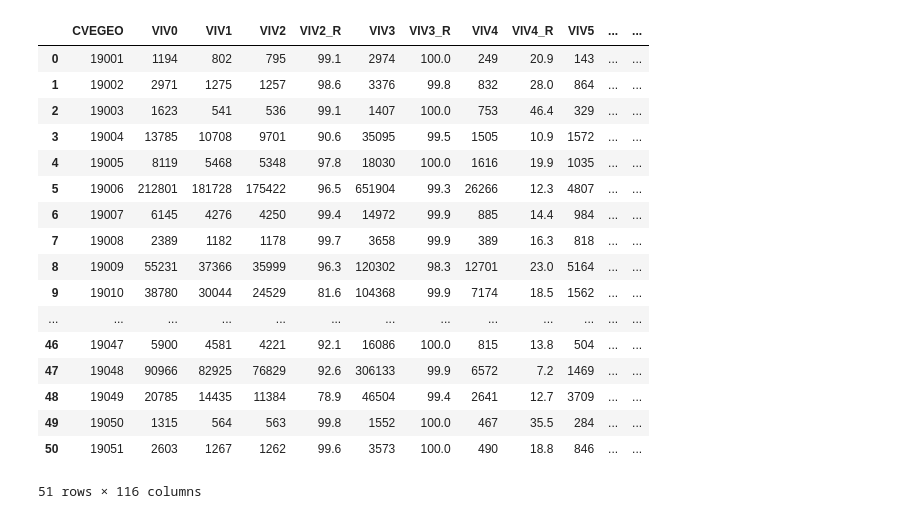
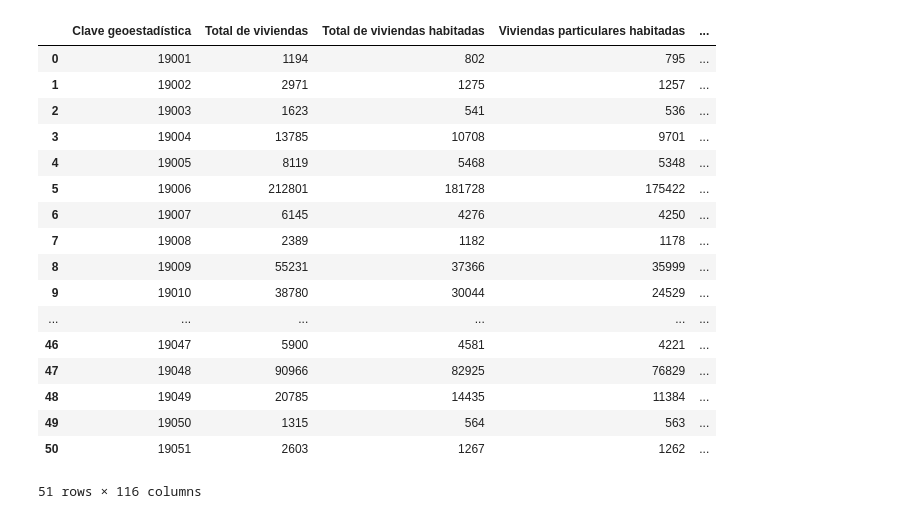
Before and after one commit to DiegoJRR/data_science_challenge_10k, a Jupyter notebook: tests.ipynb, the cells around one changed output. Cells and saved outputs as stored; diff of their text form; code cells hidden in the pictures.

Commit message:
rename dataframe columns

```diff
--- a/tests.ipynb
+++ b/tests.ipynb
@@ -1,38 +1,45 @@
 # %%
-from os import rename
 import pandas as pd
 from simpledbf import Dbf5
 
 
 def load_db(path: str) -> pd.DataFrame:
     dbf_table = Dbf5(path)
     df = dbf_table.to_dataframe()
     return df
 
 
 def rename_cols(df: pd.DataFrame, descriptors_path: str) -> pd.DataFrame:
     dbf_table_descriptors = Dbf5(descriptors_path, codec="latin-1")
     descriptors = dbf_table_descriptors.to_dataframe()
+    original_cols = df.columns
+
+    cols_changes = {}
+    for col in original_cols:
+        cols_changes[col] = descriptors[descriptors['CAMPO'] == col]['DESCRIP'].iloc[0]
+
+    return df.rename(columns=cols_changes)
 
 
 df = load_db("data/cpv2020_municipal_vivienda.dbf")
 df = rename_cols(df, "data/Desc_prueba10k.dbf")
+df
 # %% [output]
-|  | CVEGEO | VIV0 | VIV1 | VIV2 | VIV2_R | VIV3 | VIV3_R | VIV4 | VIV4_R | VIV5 | ... | ... |
-| 0 | 19001 | 1194 | 802 | 795 | 99.1 | 2974 | 100.0 | 249 | 20.9 | 143 | ... | ... |
-| 1 | 19002 | 2971 | 1275 | 1257 | 98.6 | 3376 | 99.8 | 832 | 28.0 | 864 | ... | ... |
-| 2 | 19003 | 1623 | 541 | 536 | 99.1 | 1407 | 100.0 | 753 | 46.4 | 329 | ... | ... |
-| 3 | 19004 | 13785 | 10708 | 9701 | 90.6 | 35095 | 99.5 | 1505 | 10.9 | 1572 | ... | ... |
-| 4 | 19005 | 8119 | 5468 | 5348 | 97.8 | 18030 | 100.0 | 1616 | 19.9 | 1035 | ... | ... |
-| 5 | 19006 | 212801 | 181728 | 175422 | 96.5 | 651904 | 99.3 | 26266 | 12.3 | 4807 | ... | ... |
-| 6 | 19007 | 6145 | 4276 | 4250 | 99.4 | 14972 | 99.9 | 885 | 14.4 | 984 | ... | ... |
-| 7 | 19008 | 2389 | 1182 | 1178 | 99.7 | 3658 | 99.9 | 389 | 16.3 | 818 | ... | ... |
-| 8 | 19009 | 55231 | 37366 | 35999 | 96.3 | 120302 | 98.3 | 12701 | 23.0 | 5164 | ... | ... |
-| 9 | 19010 | 38780 | 30044 | 24529 | 81.6 | 104368 | 99.9 | 7174 | 18.5 | 1562 | ... | ... |
-| ... | ... | ... | ... | ... | ... | ... | ... | ... | ... | ... | ... | ... |
-| 46 | 19047 | 5900 | 4581 | 4221 | 92.1 | 16086 | 100.0 | 815 | 13.8 | 504 | ... | ... |
-| 47 | 19048 | 90966 | 82925 | 76829 | 92.6 | 306133 | 99.9 | 6572 | 7.2 | 1469 | ... | ... |
-| 48 | 19049 | 20785 | 14435 | 11384 | 78.9 | 46504 | 99.4 | 2641 | 12.7 | 3709 | ... | ... |
-| 49 | 19050 | 1315 | 564 | 563 | 99.8 | 1552 | 100.0 | 467 | 35.5 | 284 | ... | ... |
-| 50 | 19051 | 2603 | 1267 | 1262 | 99.6 | 3573 | 100.0 | 490 | 18.8 | 846 | ... | ... |
+|  | Clave geoestadística | Total de viviendas | Total de viviendas habitadas | Viviendas particulares habitadas | ... |
+| 0 | 19001 | 1194 | 802 | 795 | ... |
+| 1 | 19002 | 2971 | 1275 | 1257 | ... |
+| 2 | 19003 | 1623 | 541 | 536 | ... |
+| 3 | 19004 | 13785 | 10708 | 9701 | ... |
+| 4 | 19005 | 8119 | 5468 | 5348 | ... |
+| 5 | 19006 | 212801 | 181728 | 175422 | ... |
+| 6 | 19007 | 6145 | 4276 | 4250 | ... |
+| 7 | 19008 | 2389 | 1182 | 1178 | ... |
+| 8 | 19009 | 55231 | 37366 | 35999 | ... |
+| 9 | 19010 | 38780 | 30044 | 24529 | ... |
+| ... | ... | ... | ... | ... | ... |
+| 46 | 19047 | 5900 | 4581 | 4221 | ... |
+| 47 | 19048 | 90966 | 82925 | 76829 | ... |
+| 48 | 19049 | 20785 | 14435 | 11384 | ... |
+| 49 | 19050 | 1315 | 564 | 563 | ... |
+| 50 | 19051 | 2603 | 1267 | 1262 | ... |
 51 rows × 116 columns
```
Also changed, not shown: parts of 2 cells of this notebook.
